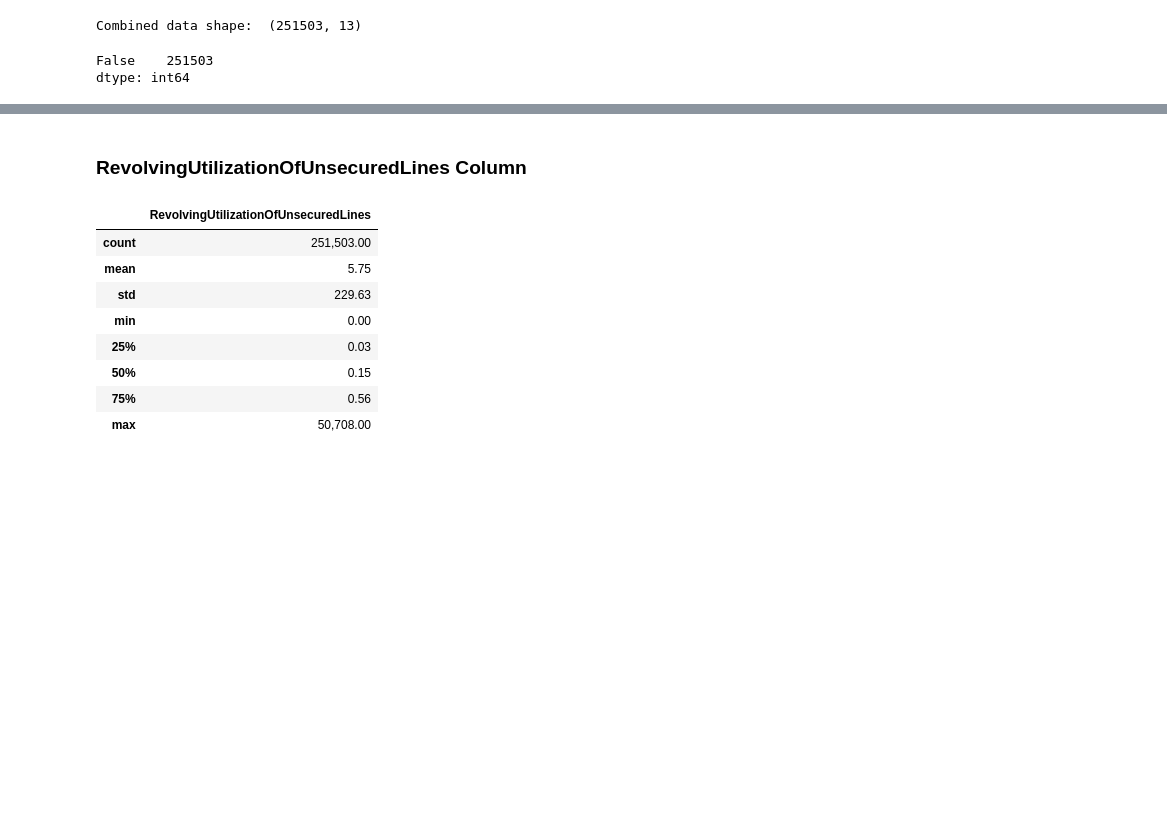
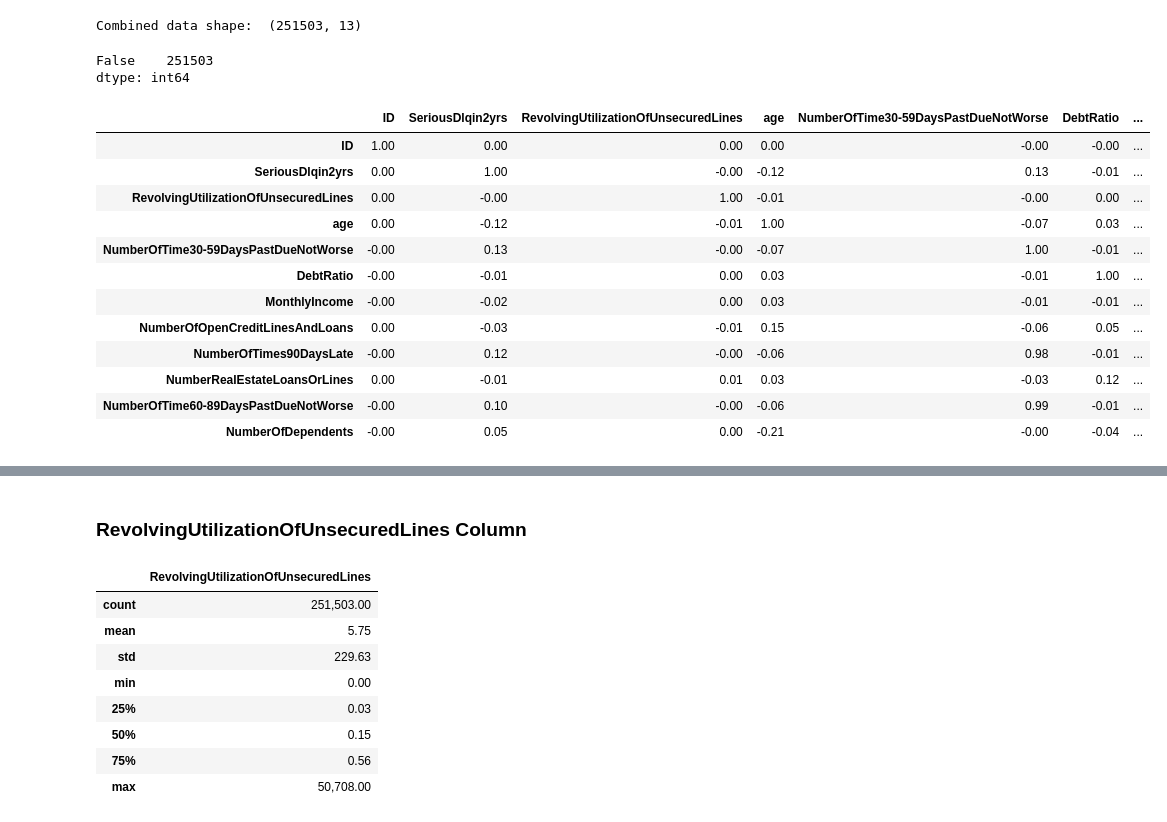
Before and after one commit to Saba-a11/Kaggle_Credit_Score, a Jupyter notebook: CreditModel.ipynb, the cells around one changed output, grey strips where cells are left out. Saved outputs shown, nothing was run; the diff lists cells and outputs as text; code cells hidden in the pictures; blank space fills up the shorter version.

```diff
--- a/CreditModel.ipynb
+++ b/CreditModel.ipynb
@@ -321,3 +321,24 @@ print(combined_data.duplicated().value_counts())
 # %% [output]
 False    251503
 dtype: int64
+# %%
+# # Calculate the correlation matrix
+# correlation_matrix = combined_data.corr()
+
+# # Print the correlation matrix
+# print(correlation_matrix.to_string())
+combined_data.corr()
+# %% [output]
+|  | ID | SeriousDlqin2yrs | RevolvingUtilizationOfUnsecuredLines | age | NumberOfTime30-59DaysPastDueNotWorse | DebtRatio | ... |
+| ID | 1.00 | 0.00 | 0.00 | 0.00 | -0.00 | -0.00 | ... |
+| SeriousDlqin2yrs | 0.00 | 1.00 | -0.00 | -0.12 | 0.13 | -0.01 | ... |
+| RevolvingUtilizationOfUnsecuredLines | 0.00 | -0.00 | 1.00 | -0.01 | -0.00 | 0.00 | ... |
+| age | 0.00 | -0.12 | -0.01 | 1.00 | -0.07 | 0.03 | ... |
+| NumberOfTime30-59DaysPastDueNotWorse | -0.00 | 0.13 | -0.00 | -0.07 | 1.00 | -0.01 | ... |
+| DebtRatio | -0.00 | -0.01 | 0.00 | 0.03 | -0.01 | 1.00 | ... |
+| MonthlyIncome | -0.00 | -0.02 | 0.00 | 0.03 | -0.01 | -0.01 | ... |
+| NumberOfOpenCreditLinesAndLoans | 0.00 | -0.03 | -0.01 | 0.15 | -0.06 | 0.05 | ... |
+| NumberOfTimes90DaysLate | -0.00 | 0.12 | -0.00 | -0.06 | 0.98 | -0.01 | ... |
+| NumberRealEstateLoansOrLines | 0.00 | -0.01 | 0.01 | 0.03 | -0.03 | 0.12 | ... |
+| NumberOfTime60-89DaysPastDueNotWorse | -0.00 | 0.10 | -0.00 | -0.06 | 0.99 | -0.01 | ... |
+| NumberOfDependents | -0.00 | 0.05 | 0.00 | -0.21 | -0.00 | -0.04 | ... |
```
Also changed, not shown: parts of 14 cells of this notebook.
